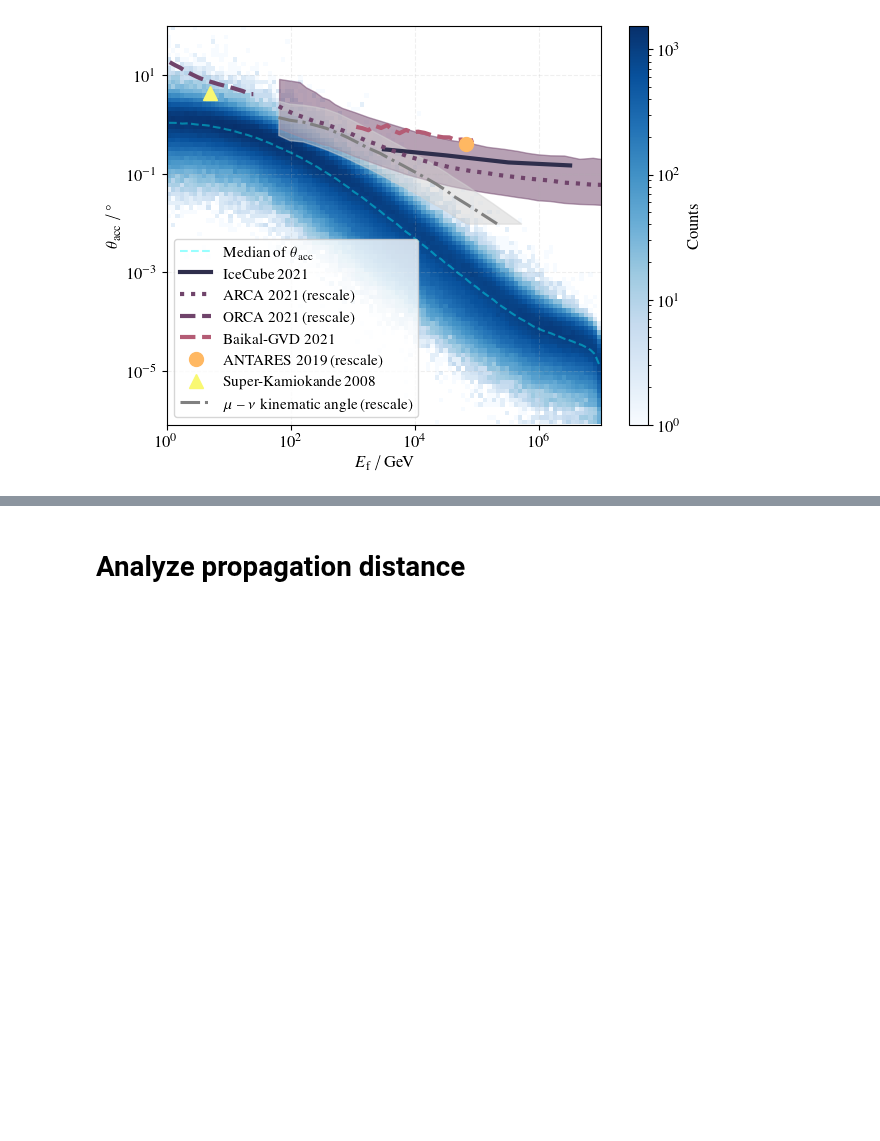
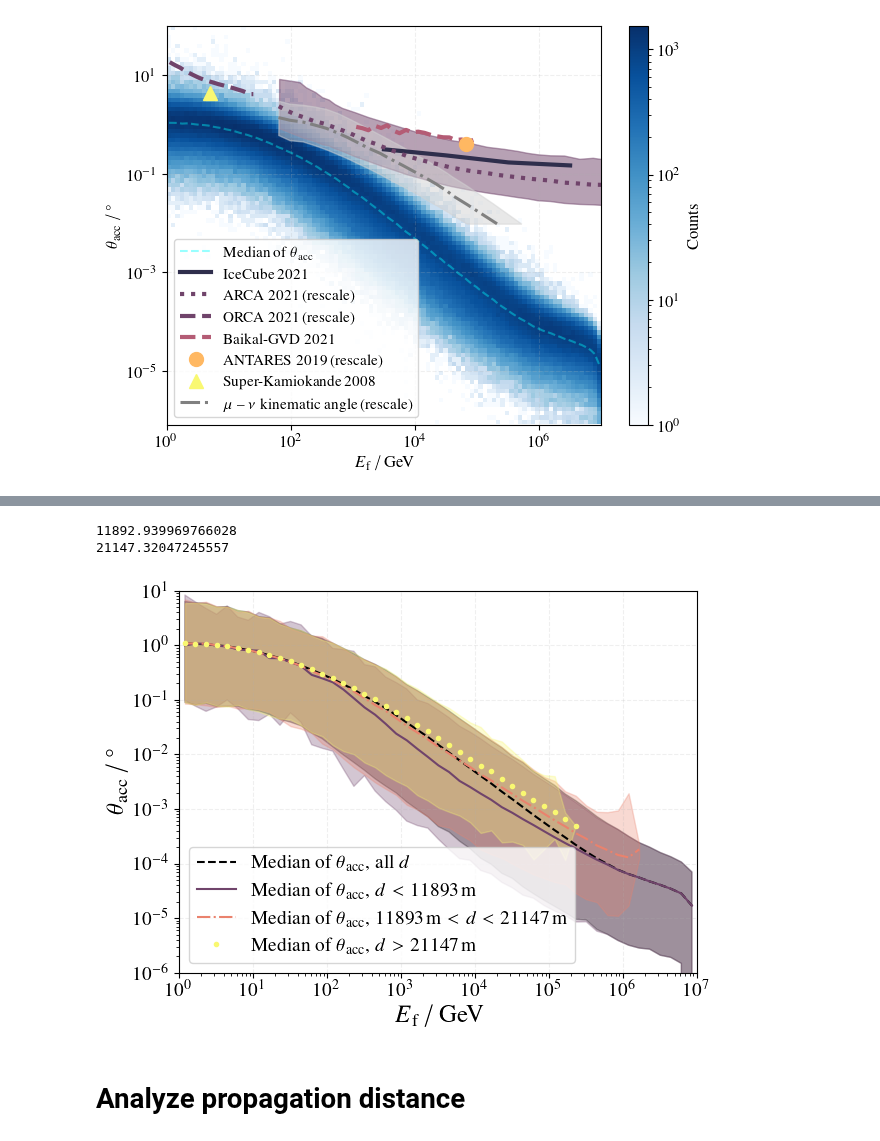
Before and after one commit to pascalgutjahr/muon-deflection-paper, a Jupyter notebook: deflection/icrc2023/create_plots.ipynb, the cells around one changed output, grey strips where cells are left out. Saved outputs shown, nothing was run; the diff lists cells and outputs as text; code cells hidden in the pictures; blank space fills up the shorter version.

```diff
--- a/deflection/icrc2023/create_plots.ipynb
+++ b/deflection/icrc2023/create_plots.ipynb
@@ -867,34 +843,38 @@ ret_upper = stats.binned_statistic(df_dict[df].E_f.values[(df_dict[df].distances
 plt.fill_between(bin_mids, ret_lower.statistic, ret_upper.statistic, alpha=0.3, color=colors[3])
 
 
 ### d < 7 km
 ret_median = stats.binned_statistic(df_dict[df].E_f.values[df_dict[df].distances > d_cut_h], values=df_dict[df].deflection.values[df_dict[df].distances > d_cut_h], statistic='median', bins=bins[0])
 plt.plot(bin_mids, ret_median.statistic, '.', color=colors[5], label=r'Median of $\theta_{\mathrm{acc}}$, $d > 21147\,$m')
 
 ret_lower = stats.binned_statistic(df_dict[df].E_f.values[df_dict[df].distances > d_cut_h], values=df_dict[df].deflection.values[df_dict[df].distances > d_cut_h], statistic=lower_int, bins=bins[0])
 # plt.plot(bin_mids, ret_lower.statistic, '.', color=colors[3])
 ret_upper = stats.binned_statistic(df_dict[df].E_f.values[df_dict[df].distances > d_cut_h], values=df_dict[df].deflection.values[df_dict[df].distances > d_cut_h], statistic=upper_int, bins=bins[0])
 # plt.plot(bin_mids, ret_upper.statistic, '.', color=colors[3])
 plt.fill_between(bin_mids, ret_lower.statistic, ret_upper.statistic, alpha=0.3, color=colors[5])
 
 
 
 # plt.plot(bins[0], paper_medians(np.log10(bins[0])), 'r--')
 plt.xscale('log')
 plt.yscale('log')
 plt.xlabel(r'$E_{\mathrm{f}}\,/\,$GeV', fontsize=18)
-plt.ylabel(r'$\theta_{\mathrm{acc}}\,/\,$deg', fontsize=18)
+plt.ylabel(r'$\theta_{\mathrm{acc}}\,/\,$°', fontsize=18)
 plt.ylim(8e-7)
 # cbar = plt.colorbar(label='Counts')
 plt.grid(alpha=0.2, linestyle='--')
 plt.xticks(fontsize=14)
 plt.yticks(fontsize=14)
 plt.legend(fontsize=14)
 plt.xlim(1, 1e7)
 plt.ylim(1e-6, 1e1)
 plt.tight_layout()
 if save_plot:
     plt.savefig(plot_dir + 'propagation_distances.pdf', bbox_inches='tight')
+# %% [output]
+11892.939969766028
+21147.32047245557
+[figure, added]
 # %%
 plt.hist(df_dict[df].distances, bins=np.logspace(0,5, 50), histtype='step')
 plt.hist(df_dict[df].distances[df_dict[df].E_f > 1e6], bins=np.logspace(0,5, 50), histtype='step')
```
Also changed, not shown: parts of 11 cells of this notebook.
